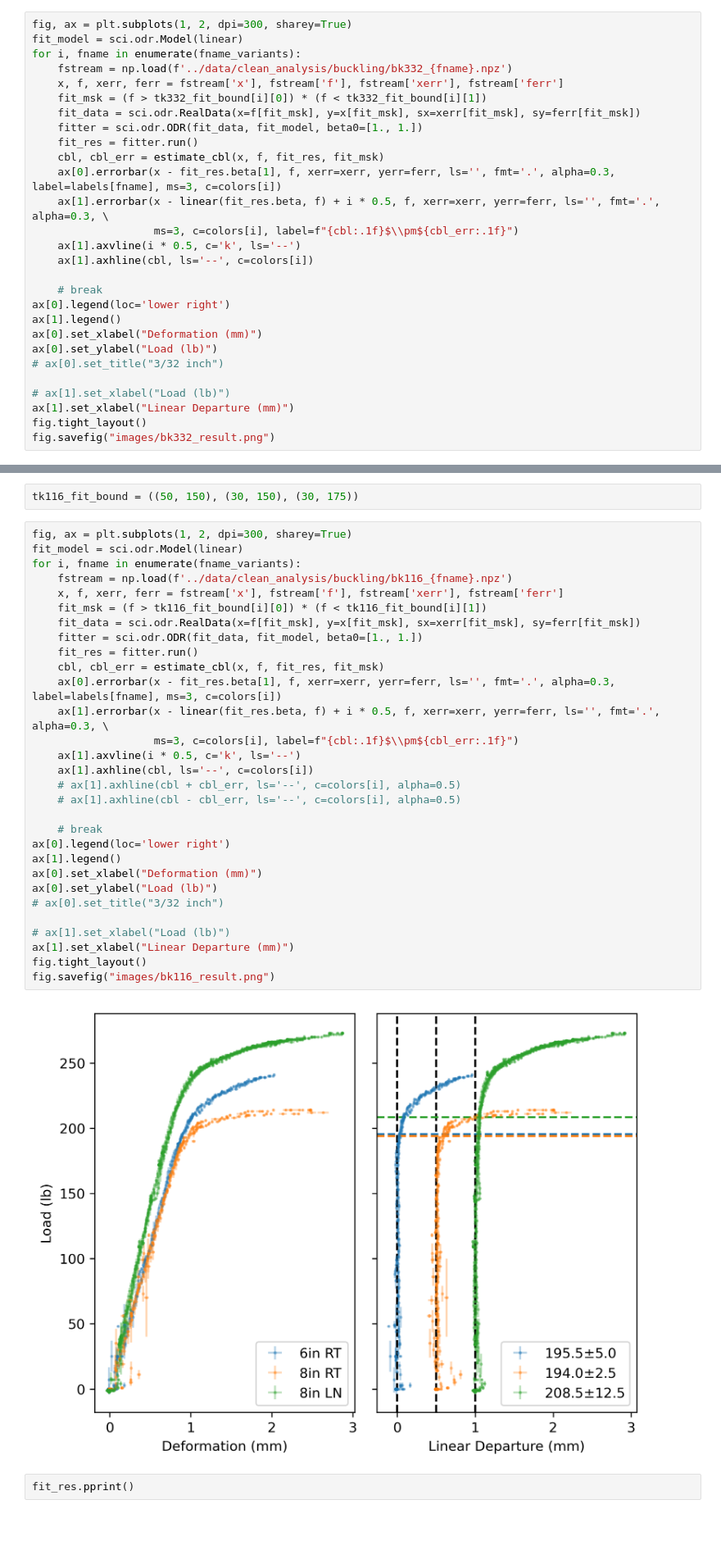
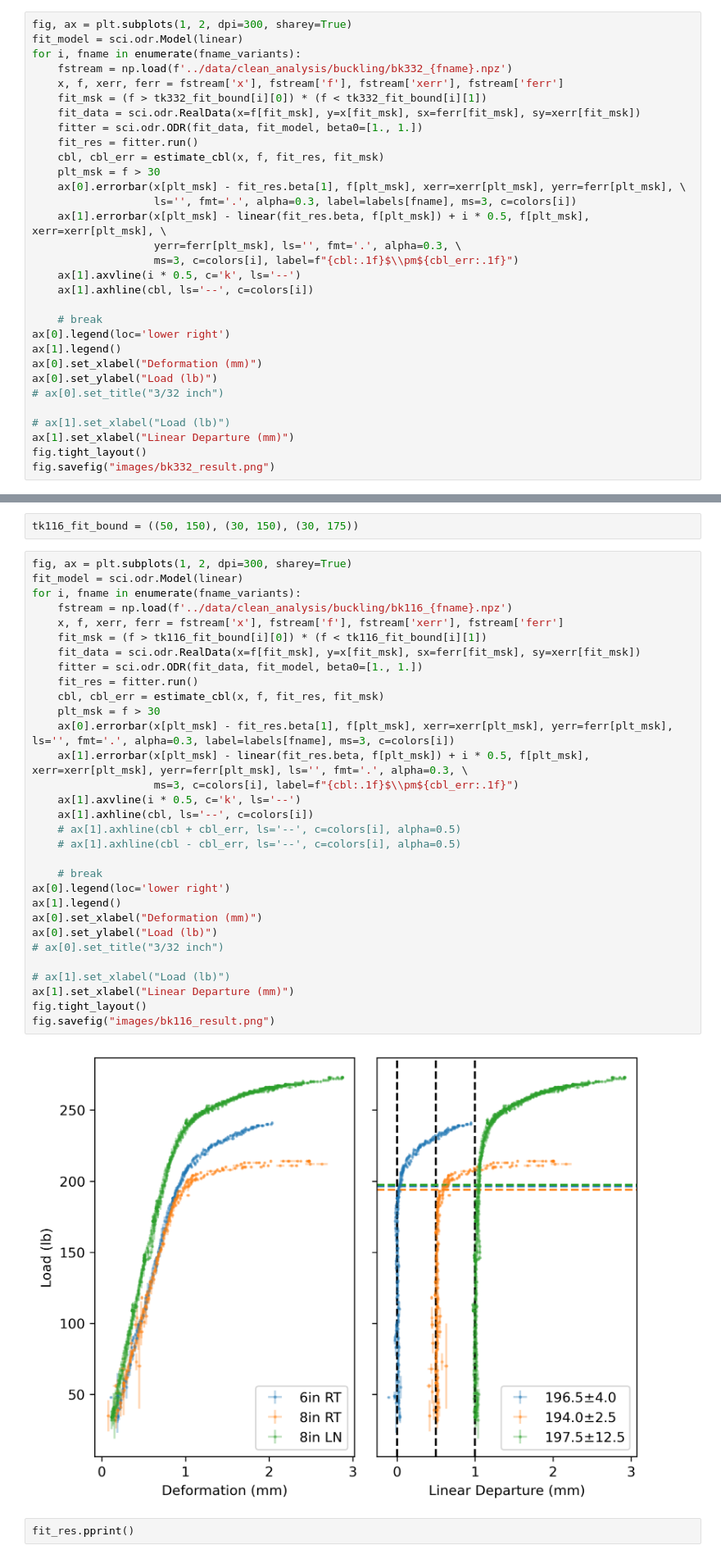
Before and after one commit to liuyiqiandrew/flexure_exp_proj, a Jupyter notebook: analysis/analysis_buckling.ipynb, the cells around one changed output, grey strips where cells are left out. Shown at 82% size. Drawn from its saved outputs; the diff is of its cells as text; blank space fills up the shorter version.

```diff
--- a/analysis/analysis_buckling.ipynb
+++ b/analysis/analysis_buckling.ipynb
@@ -27,12 +27,15 @@ for i, fname in enumerate(fname_variants):
     fstream = np.load(f'../data/clean_analysis/buckling/bk332_{fname}.npz')
     x, f, xerr, ferr = fstream['x'], fstream['f'], fstream['xerr'], fstream['ferr']
     fit_msk = (f > tk332_fit_bound[i][0]) * (f < tk332_fit_bound[i][1])
-    fit_data = sci.odr.RealData(x=f[fit_msk], y=x[fit_msk], sx=xerr[fit_msk], sy=ferr[fit_msk])
+    fit_data = sci.odr.RealData(x=f[fit_msk], y=x[fit_msk], sx=ferr[fit_msk], sy=xerr[fit_msk])
     fitter = sci.odr.ODR(fit_data, fit_model, beta0=[1., 1.])
     fit_res = fitter.run()
     cbl, cbl_err = estimate_cbl(x, f, fit_res, fit_msk)
-    ax[0].errorbar(x - fit_res.beta[1], f, xerr=xerr, yerr=ferr, ls='', fmt='.', alpha=0.3, label=labels[fname], ms=3, c=colors[i])
-    ax[1].errorbar(x - linear(fit_res.beta, f) + i * 0.5, f, xerr=xerr, yerr=ferr, ls='', fmt='.', alpha=0.3, \
+    plt_msk = f > 30
+    ax[0].errorbar(x[plt_msk] - fit_res.beta[1], f[plt_msk], xerr=xerr[plt_msk], yerr=ferr[plt_msk], \
+                   ls='', fmt='.', alpha=0.3, label=labels[fname], ms=3, c=colors[i])
+    ax[1].errorbar(x[plt_msk] - linear(fit_res.beta, f[plt_msk]) + i * 0.5, f[plt_msk], xerr=xerr[plt_msk], \
+                   yerr=ferr[plt_msk], ls='', fmt='.', alpha=0.3, \
                    ms=3, c=colors[i], label=f"{cbl:.1f}$\\pm${cbl_err:.1f}")
     ax[1].axvline(i * 0.5, c='k', ls='--')
     ax[1].axhline(cbl, ls='--', c=colors[i])
@@ -55,35 +58,36 @@ tk116_fit_bound = ((50, 150), (30, 150), (30, 175))
 # %%
 fig, ax = plt.subplots(1, 2, dpi=300, sharey=True)
 fit_model = sci.odr.Model(linear)
 for i, fname in enumerate(fname_variants):
     fstream = np.load(f'../data/clean_analysis/buckling/bk116_{fname}.npz')
     x, f, xerr, ferr = fstream['x'], fstream['f'], fstream['xerr'], fstream['ferr']
     fit_msk = (f > tk116_fit_bound[i][0]) * (f < tk116_fit_bound[i][1])
-    fit_data = sci.odr.RealData(x=f[fit_msk], y=x[fit_msk], sx=xerr[fit_msk], sy=ferr[fit_msk])
+    fit_data = sci.odr.RealData(x=f[fit_msk], y=x[fit_msk], sx=ferr[fit_msk], sy=xerr[fit_msk])
     fitter = sci.odr.ODR(fit_data, fit_model, beta0=[1., 1.])
     fit_res = fitter.run()
     cbl, cbl_err = estimate_cbl(x, f, fit_res, fit_msk)
-    ax[0].errorbar(x - fit_res.beta[1], f, xerr=xerr, yerr=ferr, ls='', fmt='.', alpha=0.3, label=labels[fname], ms=3, c=colors[i])
-    ax[1].errorbar(x - linear(fit_res.beta, f) + i * 0.5, f, xerr=xerr, yerr=ferr, ls='', fmt='.', alpha=0.3, \
+    plt_msk = f > 30
+    ax[0].errorbar(x[plt_msk] - fit_res.beta[1], f[plt_msk], xerr=xerr[plt_msk], yerr=ferr[plt_msk], ls='', fmt='.', alpha=0.3, label=labels[fname], ms=3, c=colors[i])
+    ax[1].errorbar(x[plt_msk] - linear(fit_res.beta, f[plt_msk]) + i * 0.5, f[plt_msk], xerr=xerr[plt_msk], yerr=ferr[plt_msk], ls='', fmt='.', alpha=0.3, \
                    ms=3, c=colors[i], label=f"{cbl:.1f}$\\pm${cbl_err:.1f}")
     ax[1].axvline(i * 0.5, c='k', ls='--')
     ax[1].axhline(cbl, ls='--', c=colors[i])
     # ax[1].axhline(cbl + cbl_err, ls='--', c=colors[i], alpha=0.5)
     # ax[1].axhline(cbl - cbl_err, ls='--', c=colors[i], alpha=0.5)
 
     # break
 ax[0].legend(loc='lower right')
 ax[1].legend()
 ax[0].set_xlabel("Deformation (mm)")
 ax[0].set_ylabel("Load (lb)")
 # ax[0].set_title("3/32 inch")
 
 # ax[1].set_xlabel("Load (lb)")
 ax[1].set_xlabel("Linear Departure (mm)")
 fig.tight_layout()
 fig.savefig("images/bk116_result.png")
 # %% [output]
-[figure, old version]
+[figure, new version]
 # %%
 fit_res.pprint()
 # %% [output]
```
Also changed, not shown: parts of 1 cell of this notebook, 4 other files.
